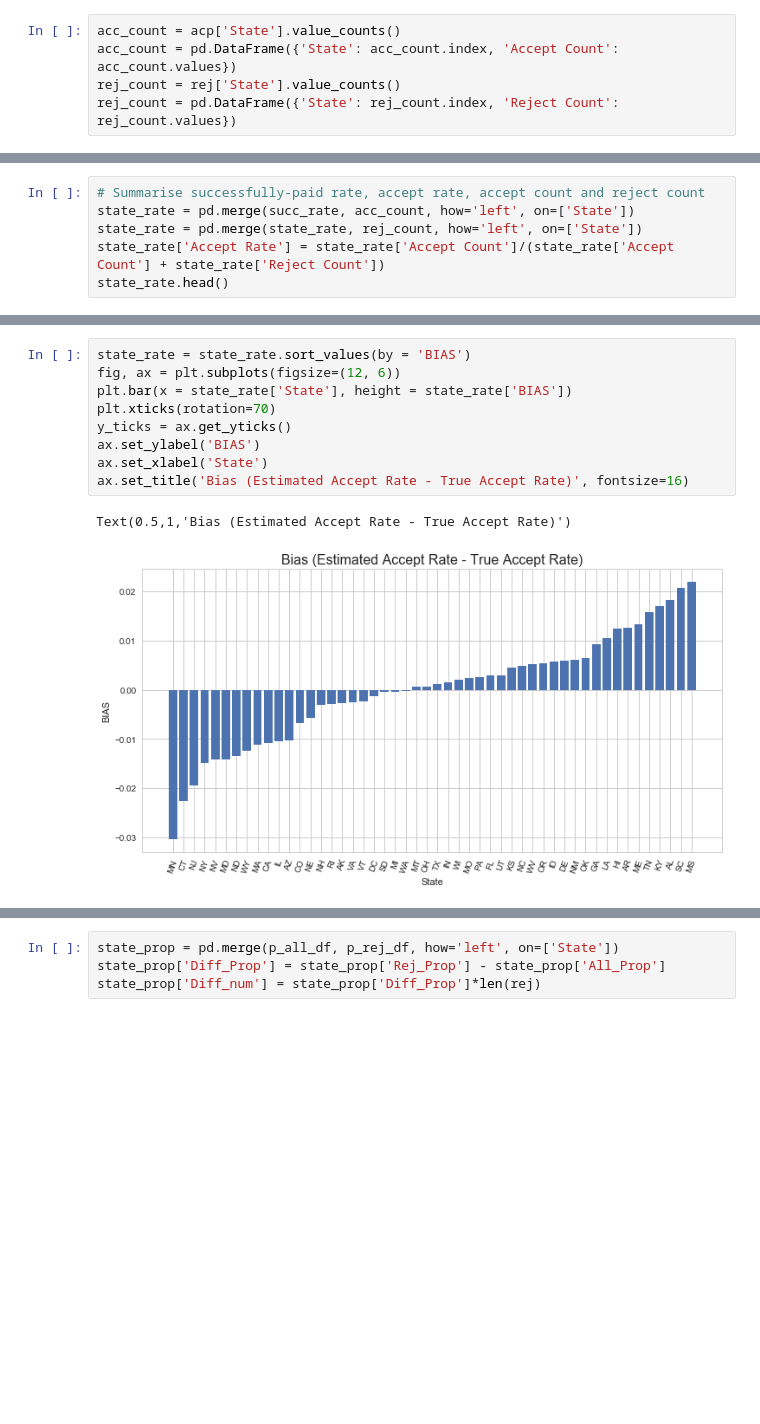
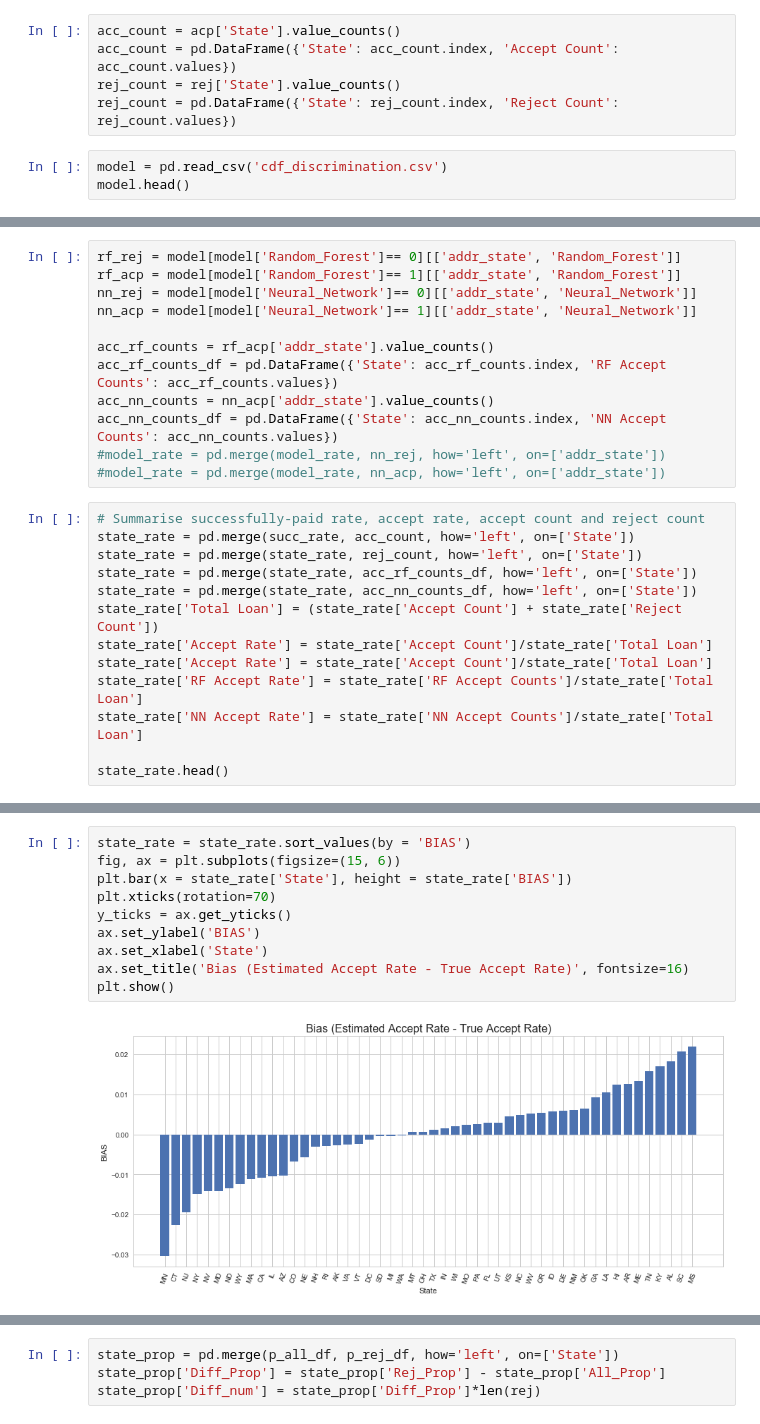
Before and after one commit to hurrialice/lendingClub, a Jupyter notebook: Discrimination/Discrimination_Analysis.ipynb, the cells around one changed output, grey strips where cells are left out. Saved outputs shown, nothing was run; the diff lists cells and outputs as text; blank space fills up the shorter version.

```diff
--- a/Discrimination/Discrimination_Analysis.ipynb
+++ b/Discrimination/Discrimination_Analysis.ipynb
@@ -71,3 +66,6 @@ acc_count = acp['State'].value_counts()
 acc_count = pd.DataFrame({'State': acc_count.index, 'Accept Count': acc_count.values})
 rej_count = rej['State'].value_counts()
 rej_count = pd.DataFrame({'State': rej_count.index, 'Reject Count': rej_count.values})
+# %%
+model = pd.read_csv('cdf_discrimination.csv')
+model.head()
@@ -74,7 +79,26 @@ rej_count = pd.DataFrame({'State': rej_count.index, 'Reject Count': rej_count.va
+# %%
+rf_rej = model[model['Random_Forest']== 0][['addr_state', 'Random_Forest']]
+rf_acp = model[model['Random_Forest']== 1][['addr_state', 'Random_Forest']]
+nn_rej = model[model['Neural_Network']== 0][['addr_state', 'Neural_Network']]
+nn_acp = model[model['Neural_Network']== 1][['addr_state', 'Neural_Network']]
+
+acc_rf_counts = rf_acp['addr_state'].value_counts()
+acc_rf_counts_df = pd.DataFrame({'State': acc_rf_counts.index, 'RF Accept Counts': acc_rf_counts.values})
+acc_nn_counts = nn_acp['addr_state'].value_counts()
+acc_nn_counts_df = pd.DataFrame({'State': acc_nn_counts.index, 'NN Accept Counts': acc_nn_counts.values})
+#model_rate = pd.merge(model_rate, nn_rej, how='left', on=['addr_state'])
+#model_rate = pd.merge(model_rate, nn_acp, how='left', on=['addr_state'])
 # %%
 # Summarise successfully-paid rate, accept rate, accept count and reject count
 state_rate = pd.merge(succ_rate, acc_count, how='left', on=['State'])
 state_rate = pd.merge(state_rate, rej_count, how='left', on=['State'])
-state_rate['Accept Rate'] = state_rate['Accept Count']/(state_rate['Accept Count'] + state_rate['Reject Count'])
+state_rate = pd.merge(state_rate, acc_rf_counts_df, how='left', on=['State'])
+state_rate = pd.merge(state_rate, acc_nn_counts_df, how='left', on=['State'])
+state_rate['Total Loan'] = (state_rate['Accept Count'] + state_rate['Reject Count'])
+state_rate['Accept Rate'] = state_rate['Accept Count']/state_rate['Total Loan']
+state_rate['Accept Rate'] = state_rate['Accept Count']/state_rate['Total Loan']
+state_rate['RF Accept Rate'] = state_rate['RF Accept Counts']/state_rate['Total Loan']
+state_rate['NN Accept Rate'] = state_rate['NN Accept Counts']/state_rate['Total Loan']
+
 state_rate.head()
 # %% [output]
@@ -164,12 +232,12 @@ p-value:     0.002429
 # %%
 state_rate = state_rate.sort_values(by = 'BIAS')
-fig, ax = plt.subplots(figsize=(12, 6))
+fig, ax = plt.subplots(figsize=(15, 6))
 plt.bar(x = state_rate['State'], height = state_rate['BIAS'])
 plt.xticks(rotation=70)
 y_ticks = ax.get_yticks()
 ax.set_ylabel('BIAS')
 ax.set_xlabel('State')
 ax.set_title('Bias (Estimated Accept Rate - True Accept Rate)', fontsize=16)
+plt.show()
 # %% [output]
-Text(0.5,1,'Bias (Estimated Accept Rate - True Accept Rate)')
-[figure, old version]
+[figure, new version]
```
Also changed, not shown: parts of 26 cells of this notebook.
